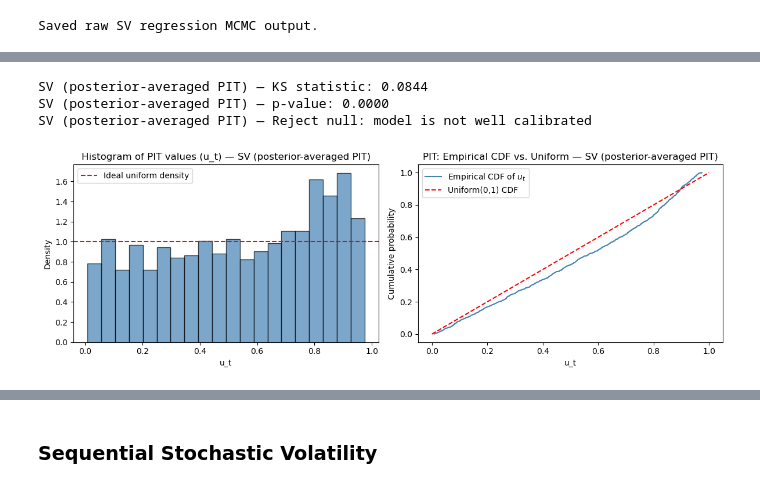
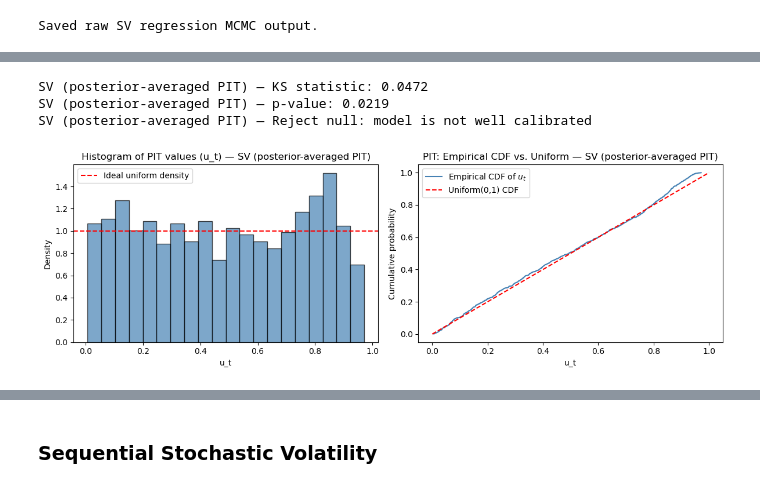
Before and after one commit to aditbasu1324/Volatility-Modelling-Through-Bayesian-Methods, a Jupyter notebook: Bayesian II-Copy3.ipynb, the cells around one changed output, grey strips where cells are left out. Saved outputs shown, nothing was run; the diff lists cells and outputs as text; code cells hidden in the pictures.

```diff
--- a/Bayesian II-Copy3.ipynb
+++ b/Bayesian II-Copy3.ipynb
@@ -1967,0 +2039,7 @@ Notes:
+# %%
+Path("results/egarch").mkdir(parents=True, exist_ok=True)
+
+with open("results/egarch/egarch_regression_2022_mcmc.pkl", "wb") as f:
+    pickle.dump({k: np.array(v) for k, v in samples_egarch_r22.items()}, f)
+
+print("Saved EGARCH matched-period (2022-2025) regression MCMC samples.")
@@ -1967,0 +2048,3 @@ Notes:
+# %%
+with open("results/egarch/egarch_regression_2022_mcmc.pkl", "rb") as f:
+    samples_egarch_r22 = pickle.load(f)
@@ -2022,8 +2234,10 @@ param_dict = dict(zip(res_kf.param_names, res_kf.params))
 print(param_dict)
 
 sigma_v_kf   = np.sqrt(param_dict['sigma2.irregular'])
-sigma_eta_kf = np.sqrt(param_dict['sigma2.level'])
-mu_kf        = float(res_kf.filtered_state[0].mean())
+sigma_eta_kf = np.sqrt(param_dict['sigma2.ar'])           # FIX: sigma2.ar (the mean-reverting AR(1) component,
+                                                            # the actual analogue of SV's phi/sigma_eta), not the
+                                                            # near-flat, non-significant sigma2.level component
+mu_kf        = float((res_kf.filtered_state[0] + 1.27).mean())  # FIX: same log-chi-squared bias correction as kf_vol above
 
 print(f"sigma_v:   {sigma_v_kf:.4f}")
 print(f"sigma_eta: {sigma_eta_kf:.4f}")
@@ -2115,12 +2332,17 @@ Particle Filter
 import numpy as np
 from scipy import stats as scipy_stats
 
-def particle_filter_sv(returns, mu, phi, sigma_eta, mu_return, N):
+def particle_filter_sv(returns, mu, phi, sigma_eta, mu_return, N, ls2_init=None):
     T = len(returns)
 
-    # Initialize particles from stationary distribution
-    init_std = sigma_eta / np.sqrt(1 - phi**2)
-    particles = np.random.normal(mu, init_std, N)
+    # Initialize particles from stationary distribution, unless a carried-forward state is
+    # given (sequential refits warm-start from the previous window's true end state; the
+    # regression fit has no prior window, so it always uses the default stationary init)
+    if ls2_init is None:
+        init_std = sigma_eta / np.sqrt(1 - phi**2)
+        particles = np.random.normal(mu, init_std, N)
+    else:
+        particles = np.full(N, ls2_init)
     log_likelihood = 0.0
     filtered_means = []
 
@@ -2411,15 +2657,15 @@ dates_regression_sv_pit = common_dates_pit_sv
 # %%
 # ── Run PIT using Method 1 (posterior-averaged), Gaussian (not Student-t) ──
 u_t_regression_sv, ks_stat_regression_sv, p_value_regression_sv = compute_pit_posterior(
-    returns_regression_sv_pit, sigma_posterior_sv_pit, dist='normal'
+    returns_regression_sv_pit, sigma_posterior_sv_pit, mu_return_samples, dist='normal'
 )
 print_pit_result(ks_stat_regression_sv, p_value_regression_sv, label="SV (posterior-averaged PIT)")
 plot_pit(u_t_regression_sv, label="SV (posterior-averaged PIT)")
 # %% [output]
-SV (posterior-averaged PIT) — KS statistic: 0.0844
-SV (posterior-averaged PIT) — p-value: 0.0000
+SV (posterior-averaged PIT) — KS statistic: 0.0472
+SV (posterior-averaged PIT) — p-value: 0.0219
 SV (posterior-averaged PIT) — Reject null: model is not well calibrated
-[figure, old version]
+[figure, new version]
 # %%
 z_t_regression_sv = compute_z(u_t_regression_sv, dates_regression_sv_pit)
 
```
Also changed, not shown: parts of 120 cells of this notebook, 6 other files.
